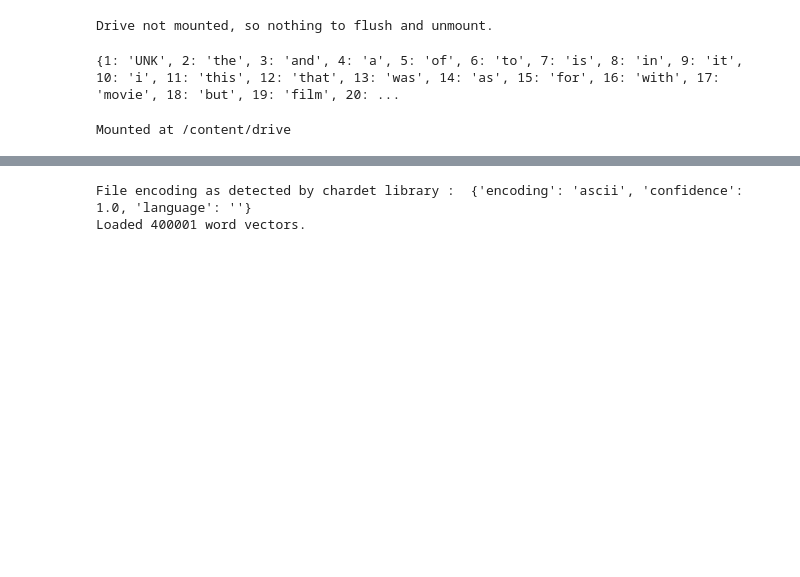
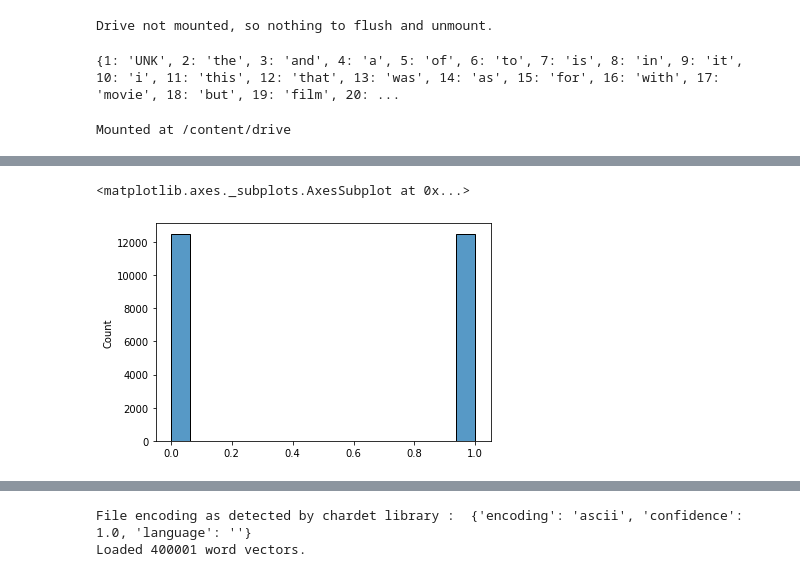
Before and after one commit to shankartmv/Deep-Learning-Work, a Jupyter notebook: IMDB_Sentiment_reviews_using_tensorflow_dataset.ipynb, the cells around one changed output, grey strips where cells are left out. Saved outputs shown, nothing was run; the diff lists cells and outputs as text; code cells hidden in the pictures; blank space fills up the shorter version.

```diff
--- a/IMDB_Sentiment_reviews_using_tensorflow_dataset.ipynb
+++ b/IMDB_Sentiment_reviews_using_tensorflow_dataset.ipynb
@@ -198 +202,6 @@ max      1156.000000
 dtype: float64
+# %%
+sns.histplot(train_labels)
+# %% [output]
+<matplotlib.axes._subplots.AxesSubplot at 0x...>
+[figure, added]
```
Also changed, not shown: parts of 30 cells of this notebook.
